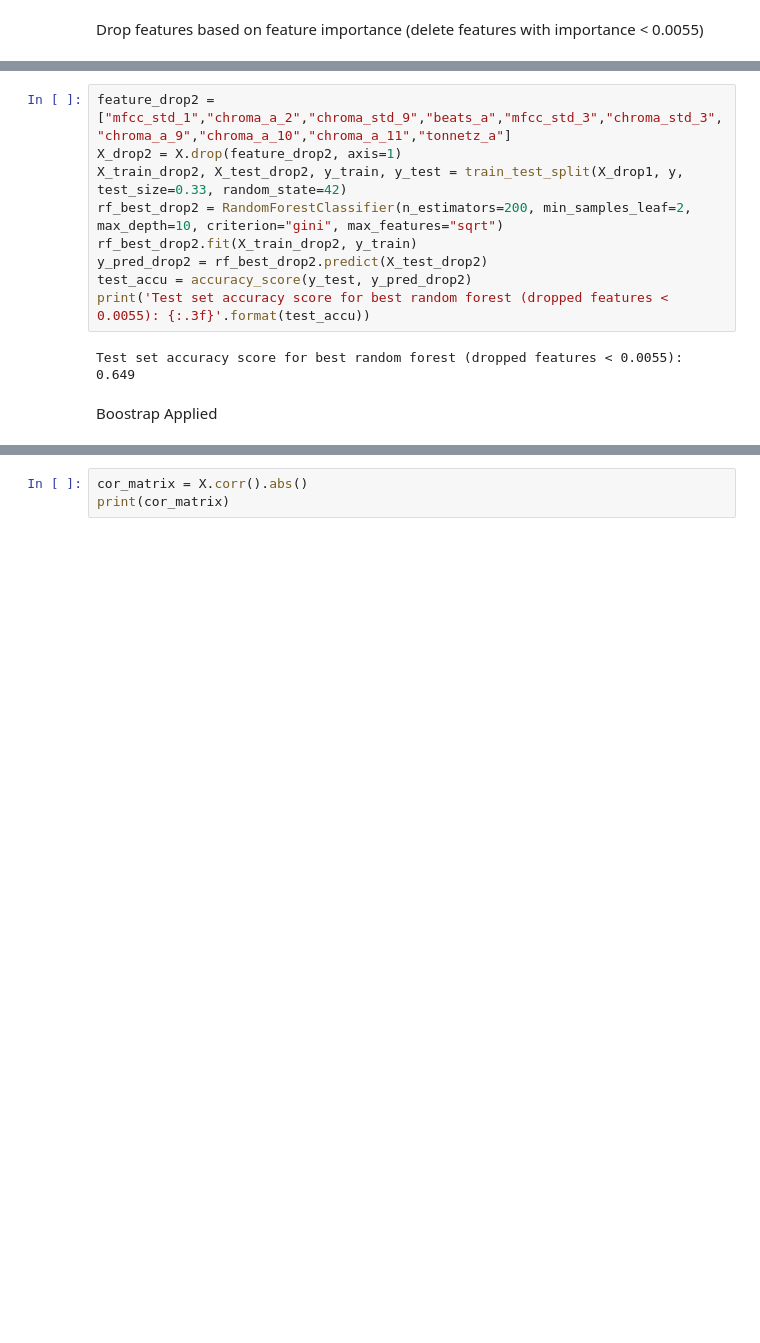
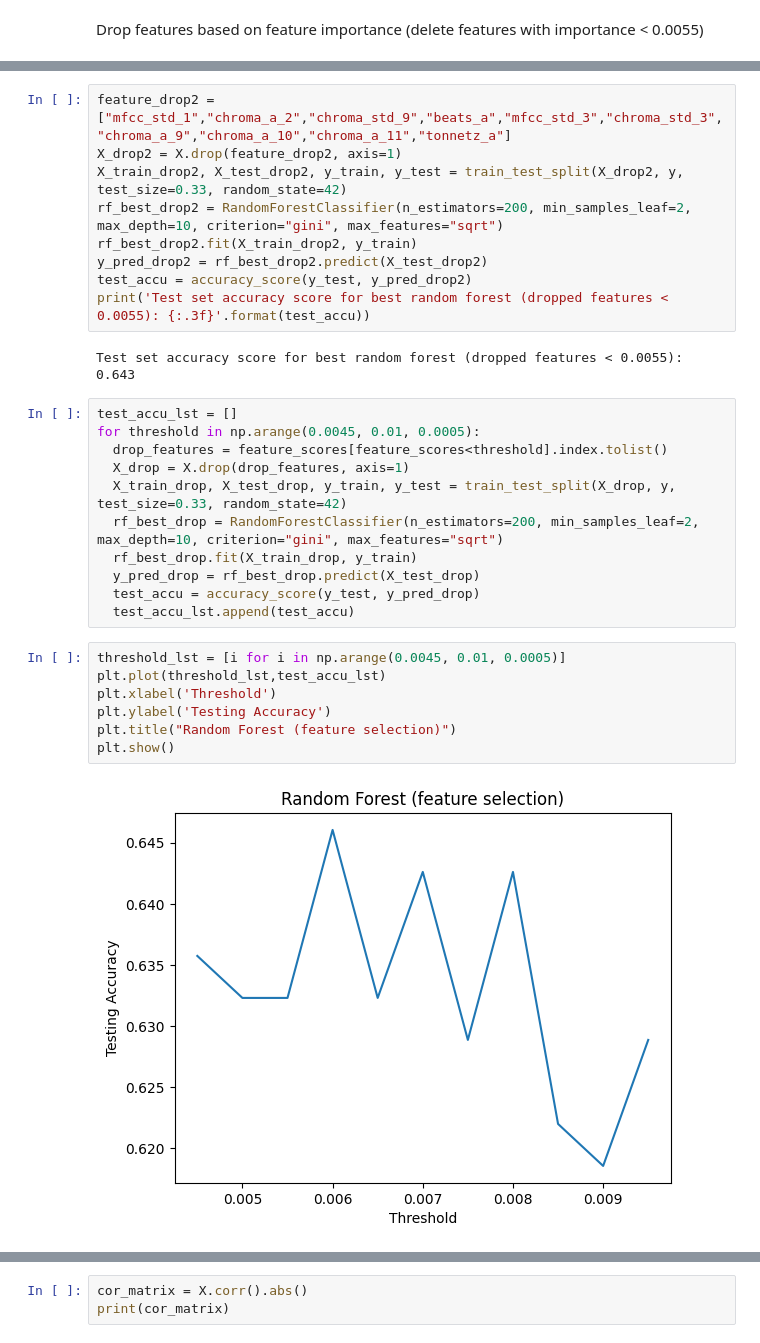
Before and after one commit to momoenomoto/ML-final-project, a Jupyter notebook: Data_Analysis_RF.ipynb, the cells around one changed output, grey strips where cells are left out. Cells and saved outputs as stored; diff of their text form; blank space fills up the shorter version.

```diff
--- a/Data_Analysis_RF.ipynb
+++ b/Data_Analysis_RF.ipynb
@@ -414,14 +422,32 @@ dtype: float64
 # %%
 feature_drop2 = ["mfcc_std_1","chroma_a_2","chroma_std_9","beats_a","mfcc_std_3","chroma_std_3","chroma_a_9","chroma_a_10","chroma_a_11","tonnetz_a"]
 X_drop2 = X.drop(feature_drop2, axis=1)
-X_train_drop2, X_test_drop2, y_train, y_test = train_test_split(X_drop1, y, test_size=0.33, random_state=42)
+X_train_drop2, X_test_drop2, y_train, y_test = train_test_split(X_drop2, y, test_size=0.33, random_state=42)
 rf_best_drop2 = RandomForestClassifier(n_estimators=200, min_samples_leaf=2, max_depth=10, criterion="gini", max_features="sqrt")
 rf_best_drop2.fit(X_train_drop2, y_train)
 y_pred_drop2 = rf_best_drop2.predict(X_test_drop2)
 test_accu = accuracy_score(y_test, y_pred_drop2)
 print('Test set accuracy score for best random forest (dropped features < 0.0055): {:.3f}'.format(test_accu))
 # %% [output]
-Test set accuracy score for best random forest (dropped features < 0.0055): 0.649
+Test set accuracy score for best random forest (dropped features < 0.0055): 0.643
-# %% [markdown]
-Boostrap Applied
+# %%
+test_accu_lst = []
+for threshold in np.arange(0.0045, 0.01, 0.0005):
+  drop_features = feature_scores[feature_scores<threshold].index.tolist()
+  X_drop = X.drop(drop_features, axis=1)
+  X_train_drop, X_test_drop, y_train, y_test = train_test_split(X_drop, y, test_size=0.33, random_state=42)
+  rf_best_drop = RandomForestClassifier(n_estimators=200, min_samples_leaf=2, max_depth=10, criterion="gini", max_features="sqrt")
+  rf_best_drop.fit(X_train_drop, y_train)
+  y_pred_drop = rf_best_drop.predict(X_test_drop)
+  test_accu = accuracy_score(y_test, y_pred_drop)
+  test_accu_lst.append(test_accu)
+# %%
+threshold_lst = [i for i in np.arange(0.0045, 0.01, 0.0005)]
+plt.plot(threshold_lst,test_accu_lst)
+plt.xlabel('Threshold')
+plt.ylabel('Testing Accuracy')
+plt.title("Random Forest (feature selection)")
+plt.show()
+# %% [output]
+[figure, added]
 # %% [markdown]
```
Also changed, not shown: parts of 20 cells of this notebook.
